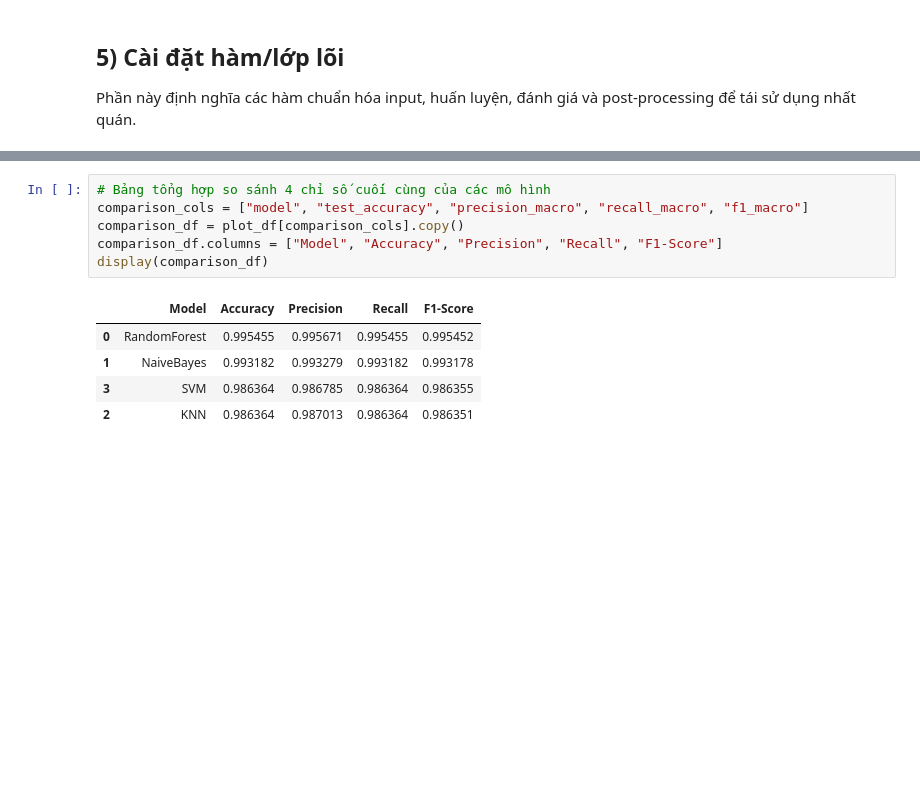
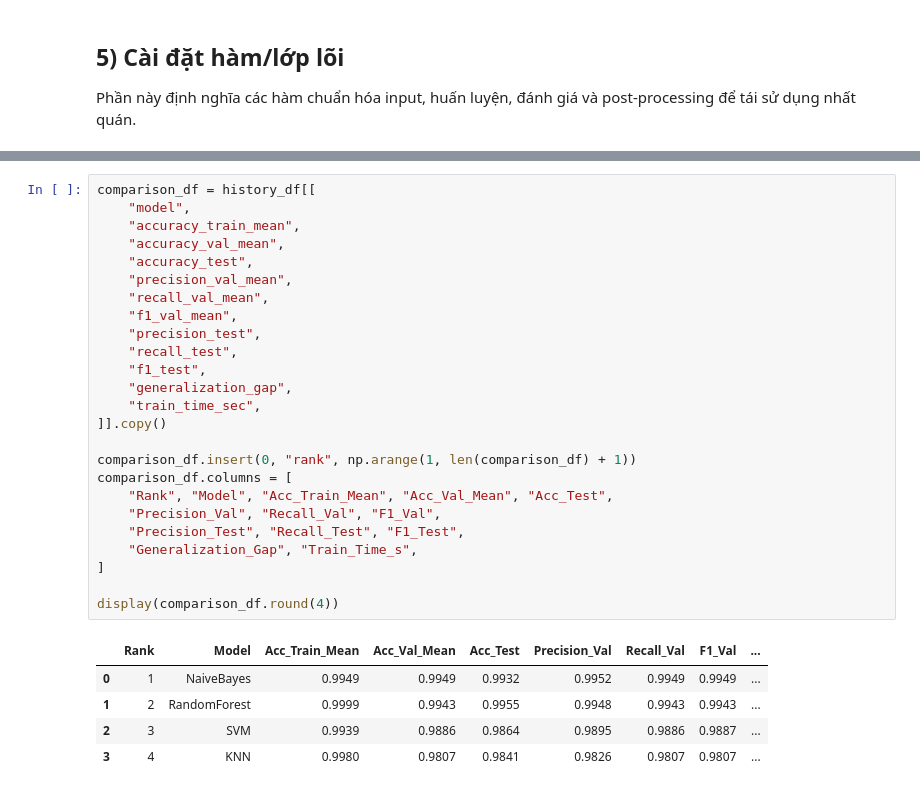
Before and after one commit to flyingdoggoo/Smart-Farming, a Jupyter notebook: ml/train_crop_recommendation_v2.ipynb, the cells around one changed output, grey strips where cells are left out. Drawn from its saved outputs; the diff is of its cells as text; blank space fills up the shorter version.

```diff
--- a/ml/train_crop_recommendation_v2.ipynb
+++ b/ml/train_crop_recommendation_v2.ipynb
@@ -619,13 +1000,32 @@ for model_name in history_df["model"].tolist():
 # %%
-# Bảng tổng hợp so sánh 4 chỉ số cuối cùng của các mô hình
-comparison_cols = ["model", "test_accuracy", "precision_macro", "recall_macro", "f1_macro"]
-comparison_df = plot_df[comparison_cols].copy()
-comparison_df.columns = ["Model", "Accuracy", "Precision", "Recall", "F1-Score"]
-display(comparison_df)
+comparison_df = history_df[[
+    "model",
+    "accuracy_train_mean",
+    "accuracy_val_mean",
+    "accuracy_test",
+    "precision_val_mean",
+    "recall_val_mean",
+    "f1_val_mean",
+    "precision_test",
+    "recall_test",
+    "f1_test",
+    "generalization_gap",
+    "train_time_sec",
+]].copy()
+
+comparison_df.insert(0, "rank", np.arange(1, len(comparison_df) + 1))
+comparison_df.columns = [
+    "Rank", "Model", "Acc_Train_Mean", "Acc_Val_Mean", "Acc_Test",
+    "Precision_Val", "Recall_Val", "F1_Val",
+    "Precision_Test", "Recall_Test", "F1_Test",
+    "Generalization_Gap", "Train_Time_s",
+]
+
+display(comparison_df.round(4))
 # %% [output]
-|  | Model | Accuracy | Precision | Recall | F1-Score |
-| 0 | RandomForest | 0.995455 | 0.995671 | 0.995455 | 0.995452 |
-| 1 | NaiveBayes | 0.993182 | 0.993279 | 0.993182 | 0.993178 |
-| 3 | SVM | 0.986364 | 0.986785 | 0.986364 | 0.986355 |
-| 2 | KNN | 0.986364 | 0.987013 | 0.986364 | 0.986351 |
+|  | Rank | Model | Acc_Train_Mean | Acc_Val_Mean | Acc_Test | Precision_Val | Recall_Val | F1_Val | ... |
+| 0 | 1 | NaiveBayes | 0.9949 | 0.9949 | 0.9932 | 0.9952 | 0.9949 | 0.9949 | ... |
+| 1 | 2 | RandomForest | 0.9999 | 0.9943 | 0.9955 | 0.9948 | 0.9943 | 0.9943 | ... |
+| 2 | 3 | SVM | 0.9939 | 0.9886 | 0.9864 | 0.9895 | 0.9886 | 0.9887 | ... |
+| 3 | 4 | KNN | 0.9980 | 0.9807 | 0.9841 | 0.9826 | 0.9807 | 0.9807 | ... |
 # %%
```
Also changed, not shown: parts of 24 cells of this notebook, 13 other files.
